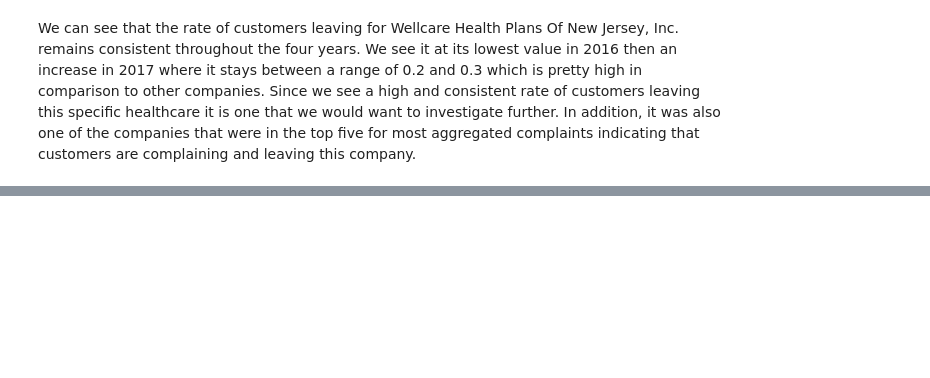
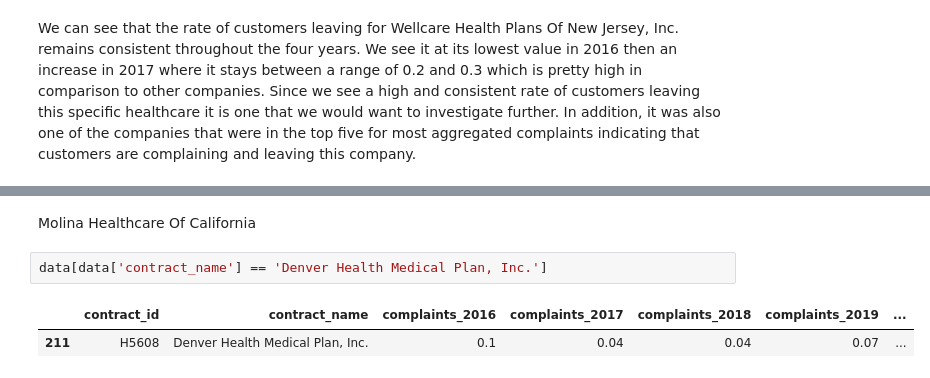
Before and after one commit to kassandratrejo/StatsForecast, a Jupyter notebook: Emendata.ipynb, the cells around one changed output, grey strips where cells are left out. Cells and saved outputs as stored; diff of their text form; blank space fills up the shorter version.

```diff
--- a/Emendata.ipynb
+++ b/Emendata.ipynb
@@ -418,0 +453,7 @@ We can see that the rate of customers leaving for Wellcare Health Plans Of New J
+# %% [markdown]
+Molina Healthcare Of California
+# %%
+data[data['contract_name'] == 'Denver Health Medical Plan, Inc.']
+# %% [output]
+|  | contract_id | contract_name | complaints_2016 | complaints_2017 | complaints_2018 | complaints_2019 | ... |
+| 211 | H5608 | Denver Health Medical Plan, Inc. | 0.1 | 0.04 | 0.04 | 0.07 | ... |
```
Also changed, not shown: parts of 10 cells of this notebook.
